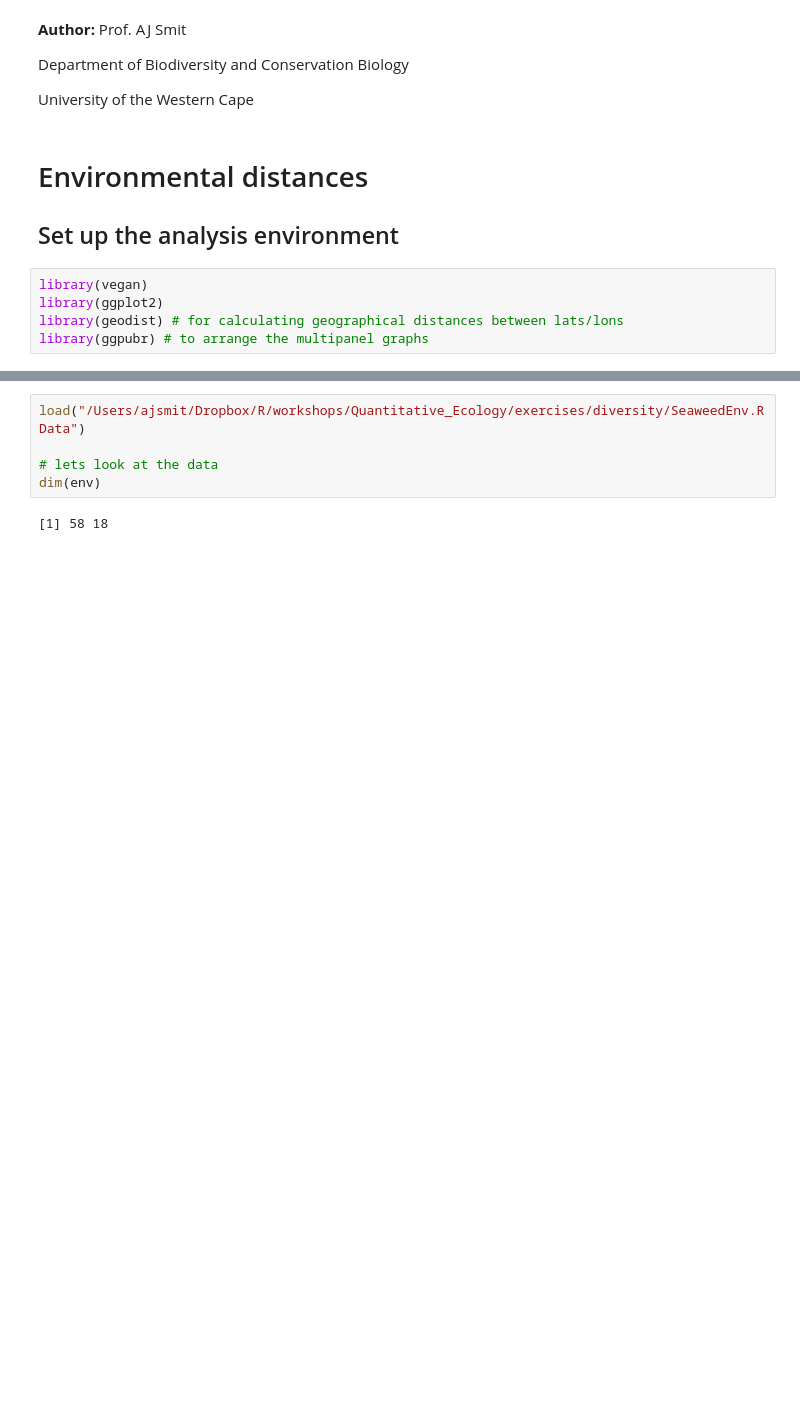
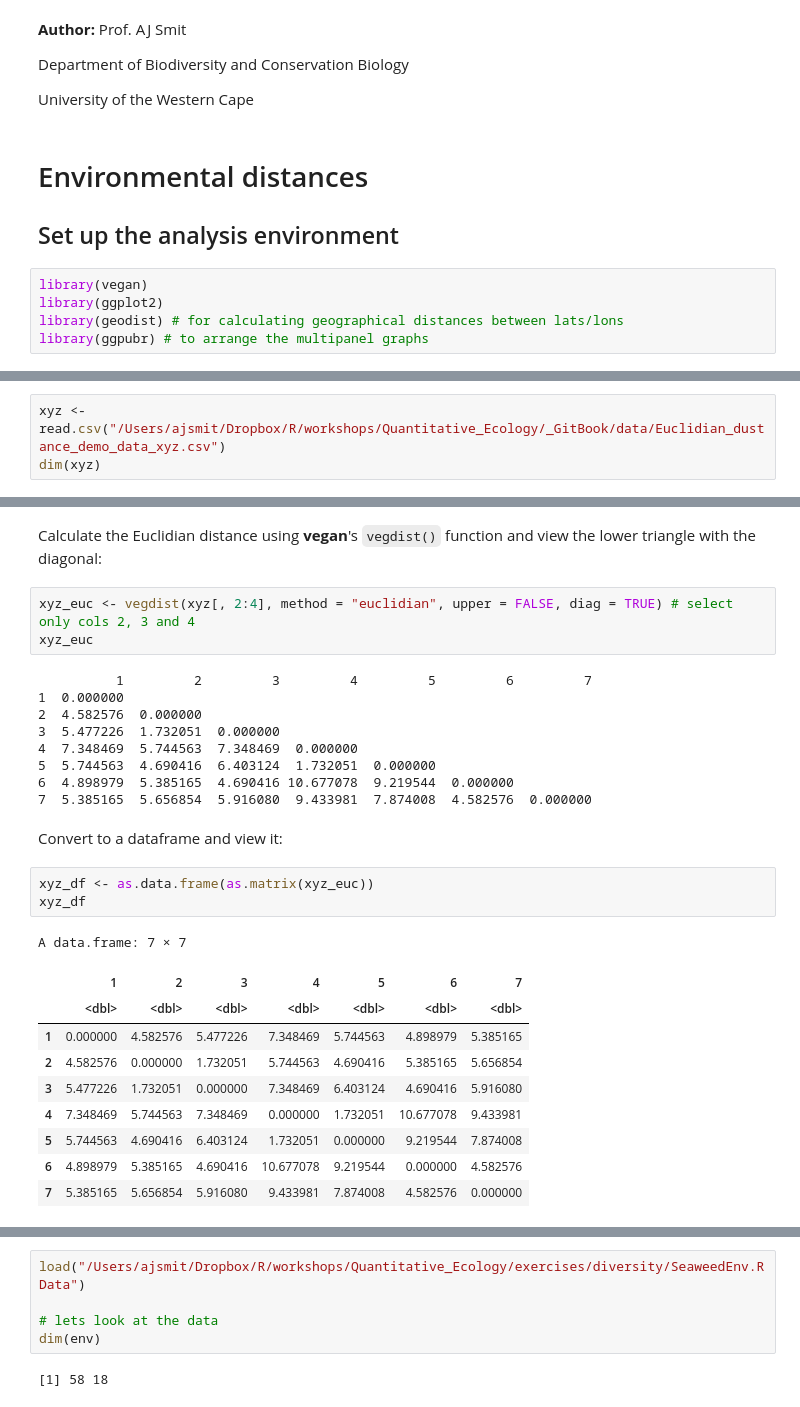
Before and after one commit to ajsmit/Quantitative_Ecology, a Jupyter notebook: jupyter_lab/environmental_distance.ipynb, the cells around one changed output, grey strips where cells are left out. Saved outputs shown, nothing was run; the diff lists cells and outputs as text; blank space fills up the shorter version.

Commit message:
Update environmntal distances.

```diff
--- a/jupyter_lab/environmental_distance.ipynb
+++ b/jupyter_lab/environmental_distance.ipynb
@@ -15,0 +26,3 @@ library(ggpubr) # to arrange the multipanel graphs
+# %%
+xyz <- read.csv("/Users/ajsmit/Dropbox/R/workshops/Quantitative_Ecology/_GitBook/data/Euclidian_dustance_demo_data_xyz.csv")
+dim(xyz)
@@ -15,0 +48,30 @@ library(ggpubr) # to arrange the multipanel graphs
+# %% [markdown]
+Calculate the Euclidian distance using **vegan**'s `vegdist()` function and view the lower triangle with the diagonal:
+# %%
+xyz_euc <- vegdist(xyz[, 2:4], method = "euclidian", upper = FALSE, diag = TRUE) # select only cols 2, 3 and 4
+xyz_euc
+# %% [output]
+          1         2         3         4         5         6         7
+1  0.000000
+2  4.582576  0.000000
+3  5.477226  1.732051  0.000000
+4  7.348469  5.744563  7.348469  0.000000
+5  5.744563  4.690416  6.403124  1.732051  0.000000
+6  4.898979  5.385165  4.690416 10.677078  9.219544  0.000000
+7  5.385165  5.656854  5.916080  9.433981  7.874008  4.582576  0.000000
+# %% [markdown]
+Convert to a dataframe and view it:
+# %%
+xyz_df <- as.data.frame(as.matrix(xyz_euc))
+xyz_df
+# %% [output]
+A data.frame: 7 × 7
+|  | 1 | 2 | 3 | 4 | 5 | 6 | 7 |
+|  | <dbl> | <dbl> | <dbl> | <dbl> | <dbl> | <dbl> | <dbl> |
+| 1 | 0.000000 | 4.582576 | 5.477226 | 7.348469 | 5.744563 | 4.898979 | 5.385165 |
+| 2 | 4.582576 | 0.000000 | 1.732051 | 5.744563 | 4.690416 | 5.385165 | 5.656854 |
+| 3 | 5.477226 | 1.732051 | 0.000000 | 7.348469 | 6.403124 | 4.690416 | 5.916080 |
+| 4 | 7.348469 | 5.744563 | 7.348469 | 0.000000 | 1.732051 | 10.677078 | 9.433981 |
+| 5 | 5.744563 | 4.690416 | 6.403124 | 1.732051 | 0.000000 | 9.219544 | 7.874008 |
+| 6 | 4.898979 | 5.385165 | 4.690416 | 10.677078 | 9.219544 | 0.000000 | 4.582576 |
+| 7 | 5.385165 | 5.656854 | 5.916080 | 9.433981 | 7.874008 | 4.582576 | 0.000000 |
```
Also changed, not shown: parts of 15 cells of this notebook, 1 other file.
